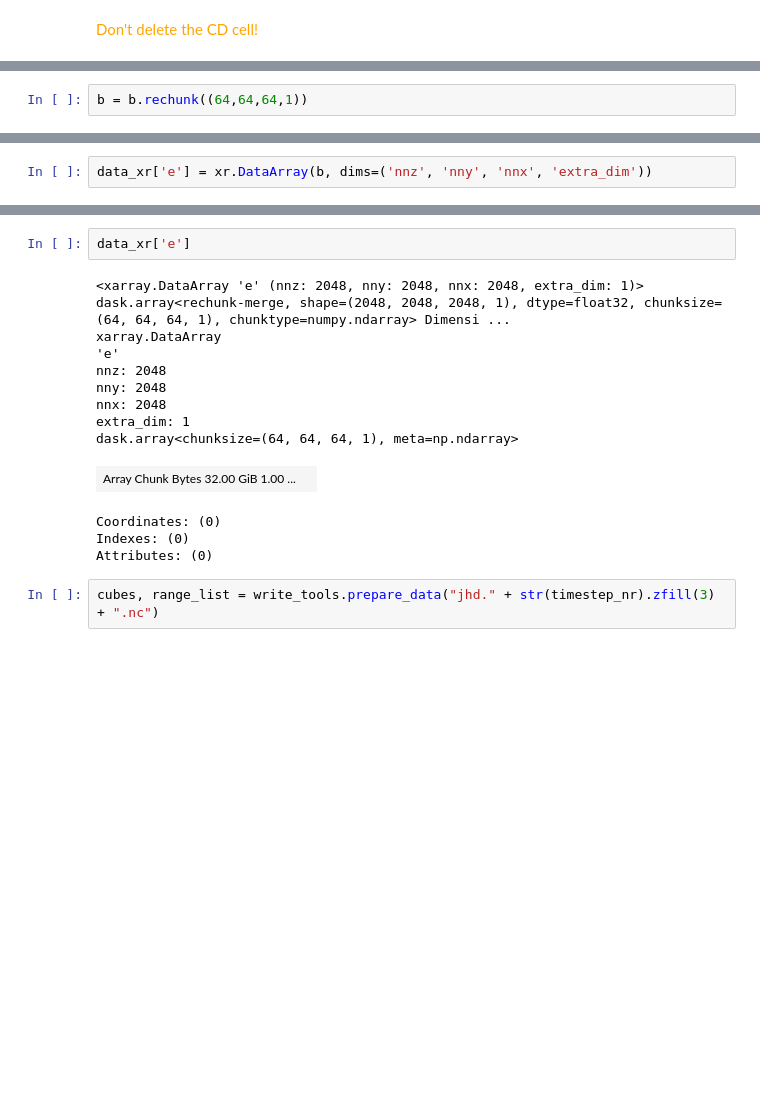
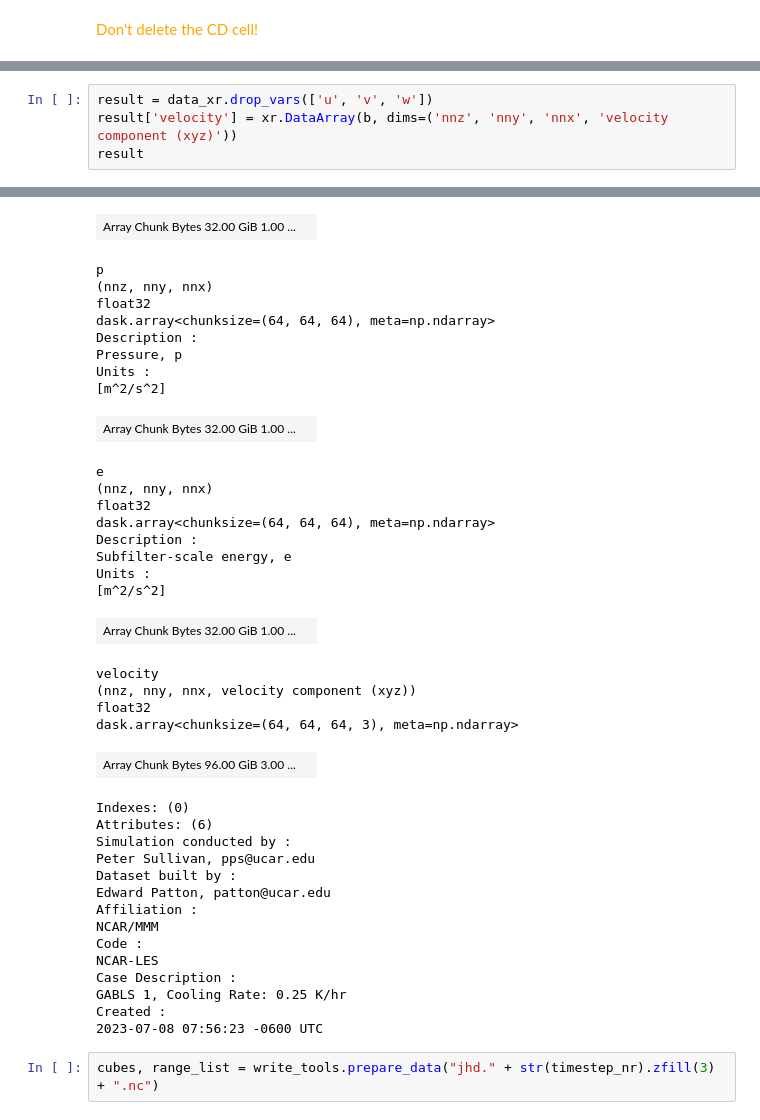
Before and after one commit to ariellubonja/ncar-zarr-code, a Jupyter notebook: zarr_writing/NCAR-to-FileDB-RoundRobin.ipynb, the cells around one changed output, grey strips where cells are left out. Cells and saved outputs as stored; diff of their text form; blank space fills up the shorter version.

```diff
--- a/zarr_writing/NCAR-to-FileDB-RoundRobin.ipynb
+++ b/zarr_writing/NCAR-to-FileDB-RoundRobin.ipynb
@@ -102,2 +260,0 @@ b
-# %%
-b = b.rechunk((64,64,64,1))
@@ -108,2 +261,5 @@ b
 # %%
-data_xr['e'] = xr.DataArray(b, dims=('nnz', 'nny', 'nnx', 'extra_dim'))
+result = data_xr.drop_vars(['u', 'v', 'w'])
+result['velocity'] = xr.DataArray(b, dims=('nnz', 'nny', 'nnx', 'velocity component (xyz)'))
+result
+# %% [output]
@@ -110,18 +283,41 @@ data_xr['e'] = xr.DataArray(b, dims=('nnz', 'nny', 'nnx', 'extra_dim'))
+| Array Chunk Bytes 32.00 GiB 1.00 ... |  |
+p
+(nnz, nny, nnx)
+float32
+dask.array<chunksize=(64, 64, 64), meta=np.ndarray>
+Description :
+Pressure, p
+Units :
+[m^2/s^2]
+| Array Chunk Bytes 32.00 GiB 1.00 ... |  |
+e
+(nnz, nny, nnx)
+float32
+dask.array<chunksize=(64, 64, 64), meta=np.ndarray>
+Description :
+Subfilter-scale energy, e
+Units :
+[m^2/s^2]
+| Array Chunk Bytes 32.00 GiB 1.00 ... |  |
+velocity
+(nnz, nny, nnx, velocity component (xyz))
+float32
+dask.array<chunksize=(64, 64, 64, 3), meta=np.ndarray>
+| Array Chunk Bytes 96.00 GiB 3.00 ... |  |
+Indexes: (0)
+Attributes: (6)
+Simulation conducted by :
+Peter Sullivan, pps@ucar.edu
+Dataset built by :
+Edward Patton, patton@ucar.edu
+Affiliation :
+NCAR/MMM
+Code :
+NCAR-LES
+Case Description :
+GABLS 1, Cooling Rate: 0.25 K/hr
+Created :
+2023-07-08 07:56:23 -0600 UTC
-# %%
-data_xr['e']
-# %% [output]
-<xarray.DataArray 'e' (nnz: 2048, nny: 2048, nnx: 2048, extra_dim: 1)> dask.array<rechunk-merge, shape=(2048, 2048, 2048, 1), dtype=float32, chunksize=(64, 64, 64, 1), chunktype=numpy.ndarray> Dimensi ...
-xarray.DataArray
-'e'
-nnz: 2048
-nny: 2048
-nnx: 2048
-extra_dim: 1
-dask.array<chunksize=(64, 64, 64, 1), meta=np.ndarray>
-| Array Chunk Bytes 32.00 GiB 1.00 ... |  |
-Coordinates: (0)
-Indexes: (0)
-Attributes: (0)
 # %%
 cubes, range_list = write_tools.prepare_data("jhd." + str(timestep_nr).zfill(3) + ".nc")
 # %% [output]
```
Also changed, not shown: parts of 15 cells of this notebook, 2 other files.
